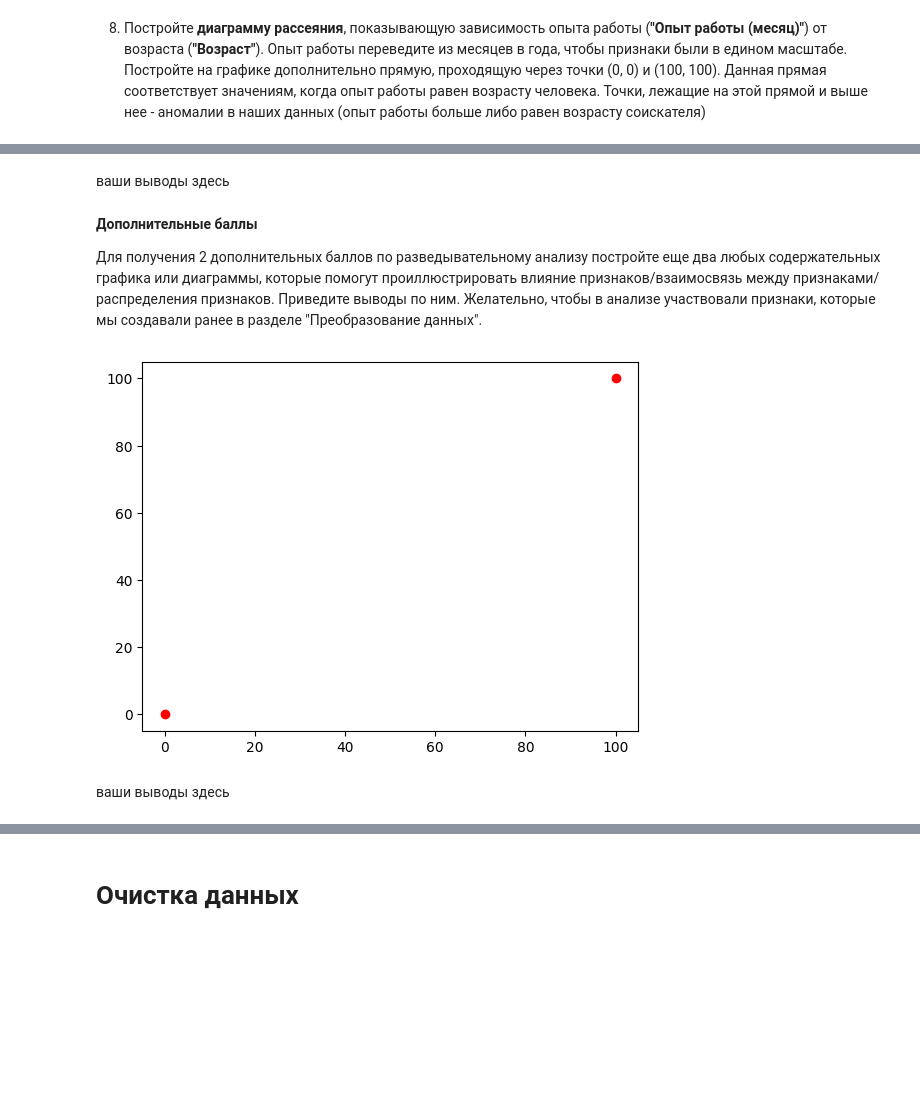
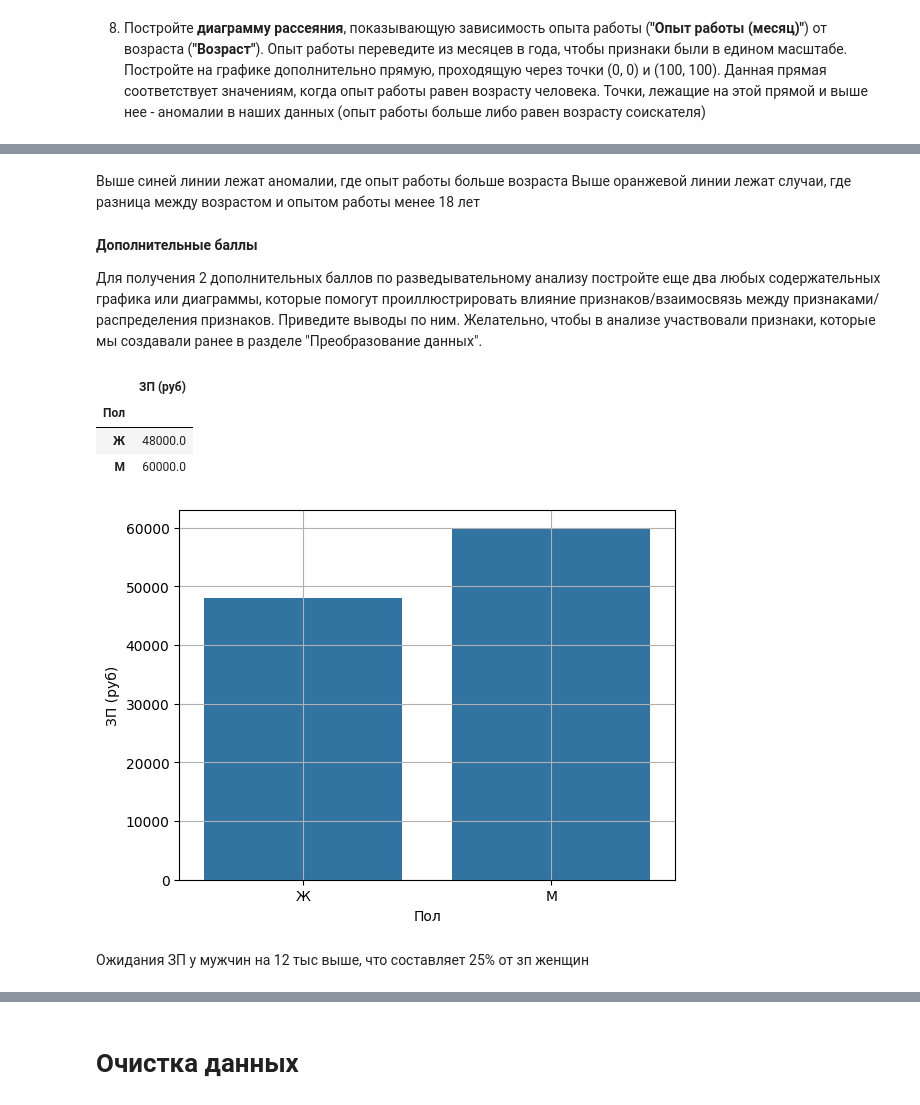
Before and after one commit to Dmitrycmc/hh_data_engineering, a Jupyter notebook: Project-1. Ноутбук-шаблон.ipynb, the cells around one changed output, grey strips where cells are left out. Cells and saved outputs as stored; diff of their text form; code cells hidden in the pictures; blank space fills up the shorter version.

```diff
--- a/Project-1. Ноутбук-шаблон.ipynb
+++ b/Project-1. Ноутбук-шаблон.ipynb
@@ -663,12 +656,27 @@ TypeError: 'line' must be an instance of matplotlib.lines.Line2D, not a int
 # %% [markdown]
-ваши выводы здесь
+Выше синей линии лежат аномалии, где опыт работы больше возраста
+Выше оранжевой линии лежат случаи, где разница между возрастом и опытом работы менее 18 лет
 # %% [markdown]
 **Дополнительные баллы**
 
 Для получения 2 дополнительных баллов по разведывательному анализу постройте еще два любых содержательных графика или диаграммы, которые помогут проиллюстрировать влияние признаков/взаимосвязь между признаками/распределения признаков. Приведите выводы по ним. Желательно, чтобы в анализе участвовали признаки, которые мы создавали ранее в разделе "Преобразование данных".
 # %%
-# ваш код здесь
+chartData = preparedData.groupby('Пол')[['ЗП (руб)']].median()
+display(chartData)
+fig = plt.plot()
+
+barplot2 = sns.barplot(
+    data=chartData,
+    x='Пол',
+    y='ЗП (руб)',
+    orient='v',
+)
+barplot2.grid()
 # %% [output]
+|  | ЗП (руб) |
+| Пол |  |
+| Ж | 48000.0 |
+| М | 60000.0 |
-[figure, old version]
+[figure, new version]
 # %% [markdown]
-ваши выводы здесь
+Ожидания ЗП у мужчин на 12 тыс выше, что составляет 25% от зп женщин
```
Also changed, not shown: parts of 4 cells of this notebook.
